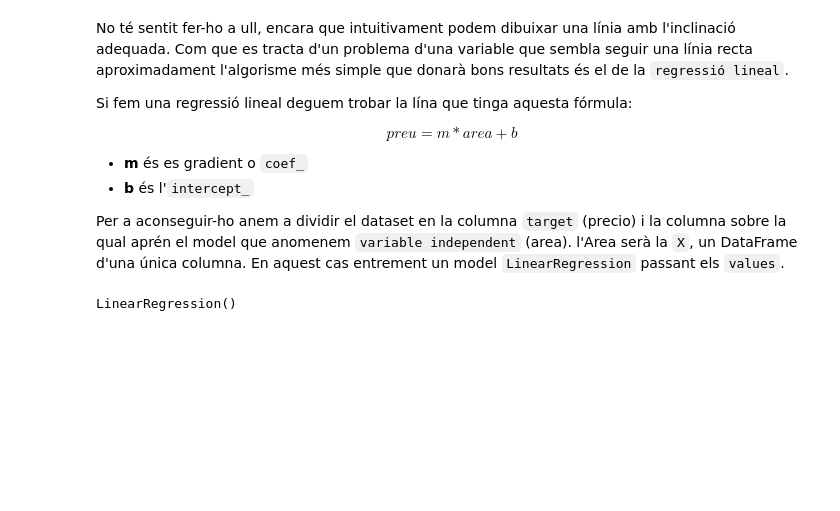
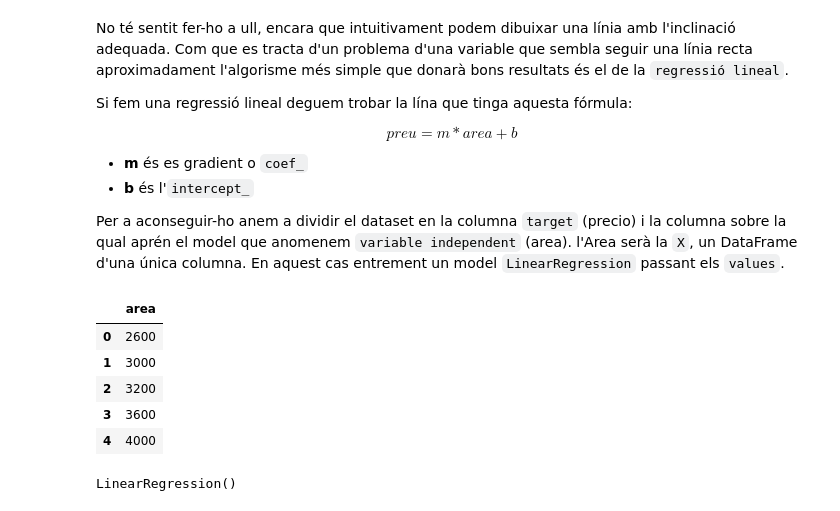
Before and after one commit to Triis98/DissenyIAvaluacioDeModels, a Jupyter notebook: apunts/documents/regressió.ipynb, the cells around one changed output. Saved outputs shown, nothing was run; the diff lists cells and outputs as text; code cells hidden in the pictures; blank space fills up the shorter version.

```diff
--- a/apunts/documents/regressió.ipynb
+++ b/apunts/documents/regressió.ipynb
@@ -63,4 +63,14 @@ $$preu=m*area+b$$
 * **b** és l'`intercept_`
 
 Per a aconseguir-ho anem a dividir el dataset en la columna `target` (precio) i la columna sobre la qual aprén el model que anomenem `variable independent` (area). l'Area serà la `X`, un DataFrame d'una única columna. En aquest cas entrement un model `LinearRegression` passant els `values`.
+# %%
+X = df.drop("precio",axis=1)
+X.head()
+# %% [output]
+|  | area |
+| 0 | 2600 |
+| 1 | 3000 |
+| 2 | 3200 |
+| 3 | 3600 |
+| 4 | 4000 |
 # %%
```
Also changed, not shown: parts of 2 cells of this notebook, 1 other file.
